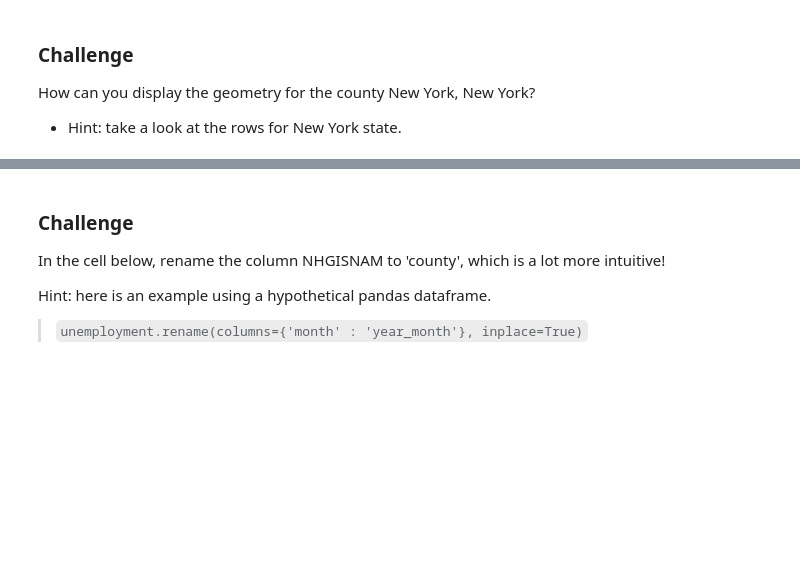
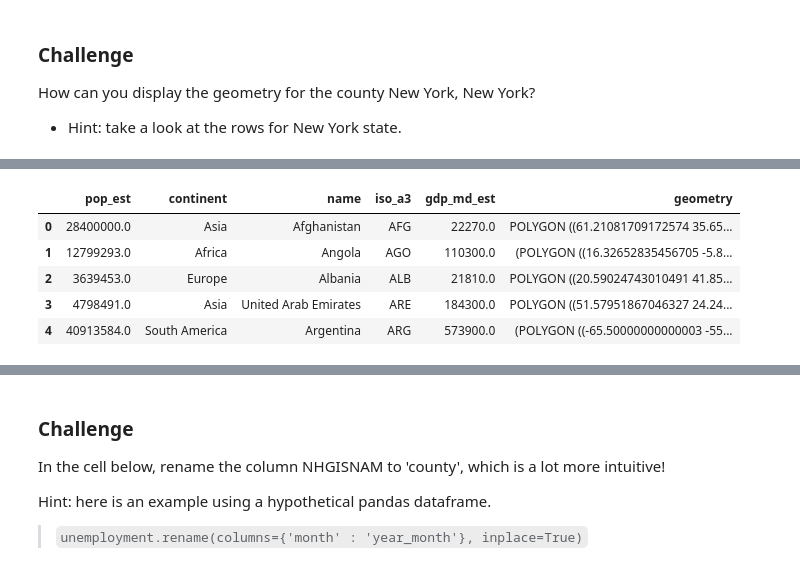
Before and after one commit to dlab-berkeley/Python-Geospatial-Fundamentals-Legacy, a Jupyter notebook: older_versions/geopandas_intro_lsc.ipynb, the cells around one changed output, grey strips where cells are left out. Cells and saved outputs as stored; diff of their text form; code cells hidden in the pictures; blank space fills up the shorter version.

```diff
--- a/older_versions/geopandas_intro_lsc.ipynb
+++ b/older_versions/geopandas_intro_lsc.ipynb
@@ -141,0 +206,9 @@ usa1810[usa1810['STATENAM']=='New York']
+# %%
+world.head()
+# %% [output]
+|  | pop_est | continent | name | iso_a3 | gdp_md_est | geometry |
+| 0 | 28400000.0 | Asia | Afghanistan | AFG | 22270.0 | POLYGON ((61.21081709172574 35.65... |
+| 1 | 12799293.0 | Africa | Angola | AGO | 110300.0 | (POLYGON ((16.32652835456705 -5.8... |
+| 2 | 3639453.0 | Europe | Albania | ALB | 21810.0 | POLYGON ((20.59024743010491 41.85... |
+| 3 | 4798491.0 | Asia | United Arab Emirates | ARE | 184300.0 | POLYGON ((51.57951867046327 24.24... |
+| 4 | 40913584.0 | South America | Argentina | ARG | 573900.0 | (POLYGON ((-65.50000000000003 -55... |
```
Also changed, not shown: parts of 69 cells of this notebook, 2 other files.
